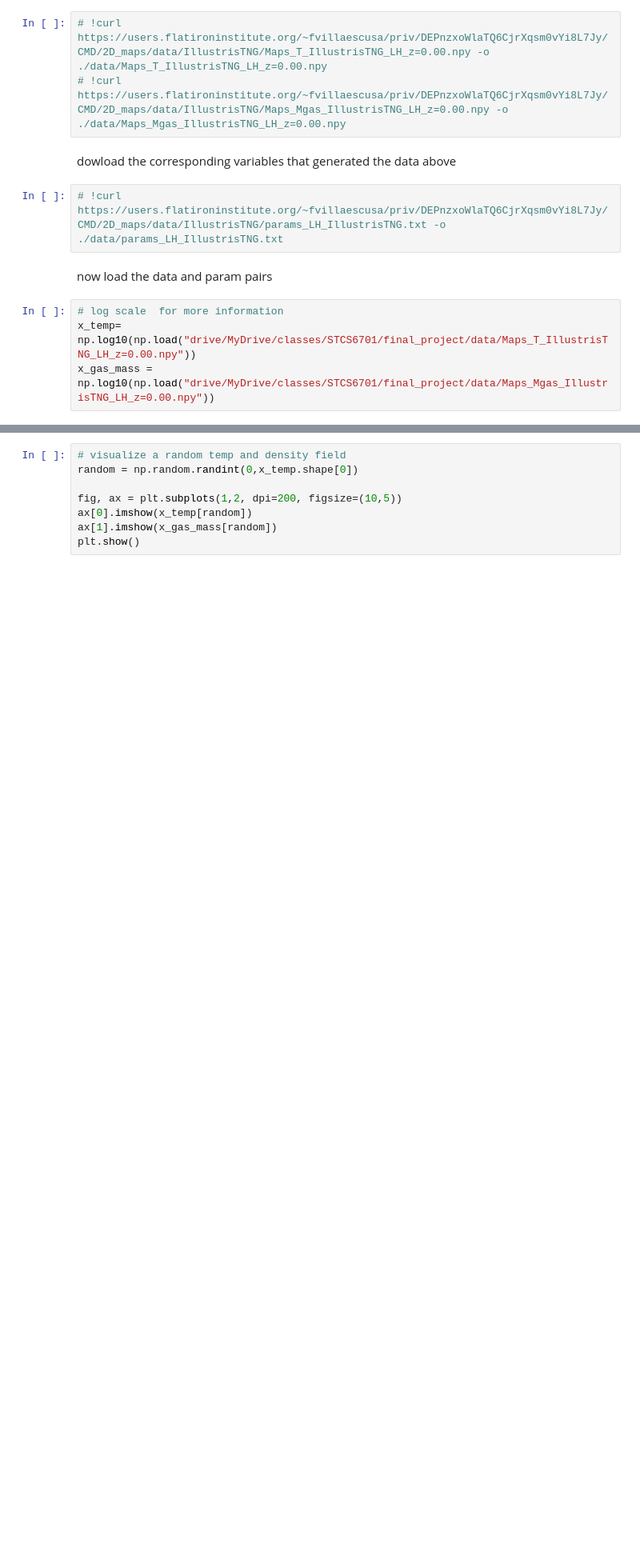
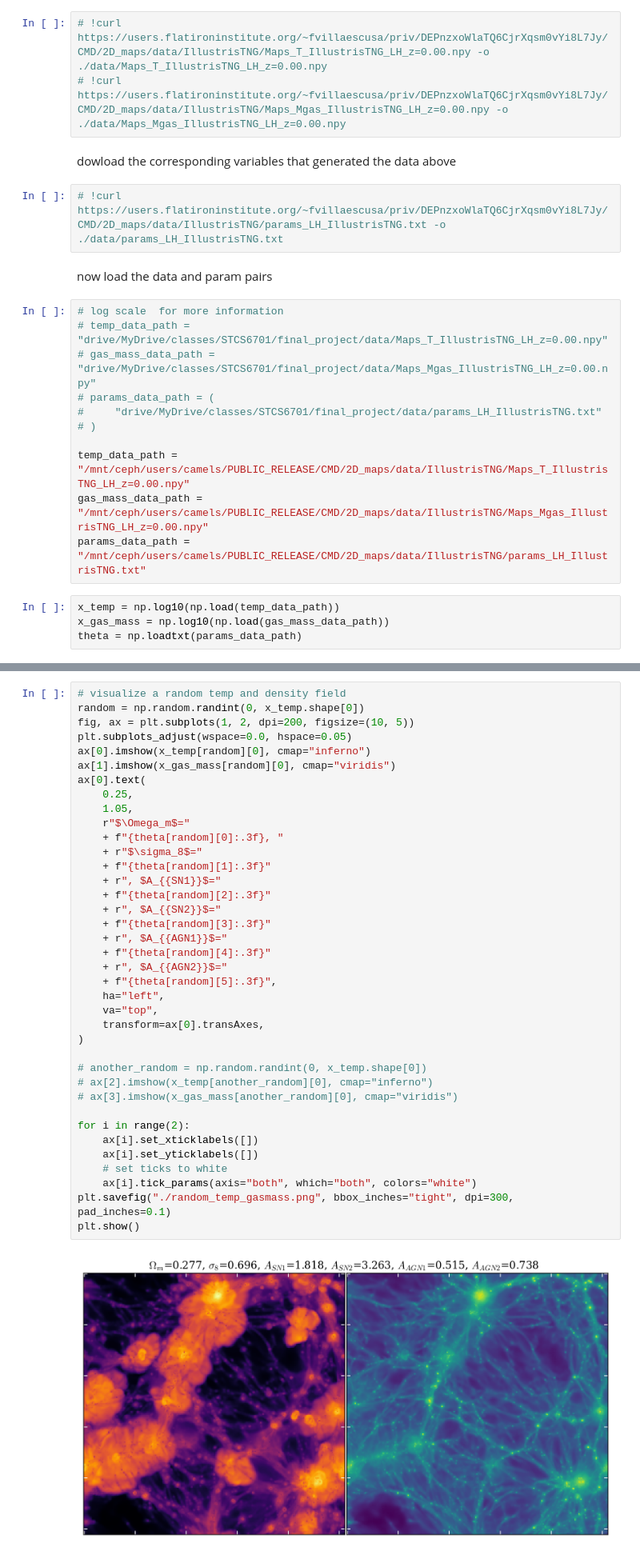
Before and after one commit to fred144/STCS6701, a Jupyter notebook: final/final.ipynb, the cells around one changed output, grey strips where cells are left out. Shown at 80% size. Drawn from its saved outputs; the diff is of its cells as text; blank space fills up the shorter version.

```diff
--- a/final/final.ipynb
+++ b/final/final.ipynb
@@ -61,6 +61,17 @@ dowload the corresponding variables that generated the data above
 now load the data and param pairs
 # %%
 # log scale  for more information
-x_temp= np.log10(np.load("drive/MyDrive/classes/STCS6701/final_project/data/Maps_T_IllustrisTNG_LH_z=0.00.npy"))
-x_gas_mass = np.log10(np.load("drive/MyDrive/classes/STCS6701/final_project/data/Maps_Mgas_IllustrisTNG_LH_z=0.00.npy"))
+# temp_data_path = "drive/MyDrive/classes/STCS6701/final_project/data/Maps_T_IllustrisTNG_LH_z=0.00.npy"
+# gas_mass_data_path = "drive/MyDrive/classes/STCS6701/final_project/data/Maps_Mgas_IllustrisTNG_LH_z=0.00.npy"
+# params_data_path = (
+#     "drive/MyDrive/classes/STCS6701/final_project/data/params_LH_IllustrisTNG.txt"
+# )
+
+temp_data_path = "/mnt/ceph/users/camels/PUBLIC_RELEASE/CMD/2D_maps/data/IllustrisTNG/Maps_T_IllustrisTNG_LH_z=0.00.npy"
+gas_mass_data_path = "/mnt/ceph/users/camels/PUBLIC_RELEASE/CMD/2D_maps/data/IllustrisTNG/Maps_Mgas_IllustrisTNG_LH_z=0.00.npy"
+params_data_path = "/mnt/ceph/users/camels/PUBLIC_RELEASE/CMD/2D_maps/data/IllustrisTNG/params_LH_IllustrisTNG.txt"
+# %%
+x_temp = np.log10(np.load(temp_data_path))
+x_gas_mass = np.log10(np.load(gas_mass_data_path))
+theta = np.loadtxt(params_data_path)
 # %%
@@ -84,8 +98,40 @@ prior_max = theta.max(axis=0)
 # %%
 # visualize a random temp and density field
-random = np.random.randint(0,x_temp.shape[0])
+random = np.random.randint(0, x_temp.shape[0])
+fig, ax = plt.subplots(1, 2, dpi=200, figsize=(10, 5))
+plt.subplots_adjust(wspace=0.0, hspace=0.05)
+ax[0].imshow(x_temp[random][0], cmap="inferno")
+ax[1].imshow(x_gas_mass[random][0], cmap="viridis")
+ax[0].text(
+    0.25,
+    1.05,
+    r"$\Omega_m$="
+    + f"{theta[random][0]:.3f}, "
+    + r"$\sigma_8$="
+    + f"{theta[random][1]:.3f}"
+    + r", $A_{{SN1}}$="
+    + f"{theta[random][2]:.3f}"
+    + r", $A_{{SN2}}$="
+    + f"{theta[random][3]:.3f}"
+    + r", $A_{{AGN1}}$="
+    + f"{theta[random][4]:.3f}"
+    + r", $A_{{AGN2}}$="
+    + f"{theta[random][5]:.3f}",
+    ha="left",
+    va="top",
+    transform=ax[0].transAxes,
+)
 
-fig, ax = plt.subplots(1,2, dpi=200, figsize=(10,5))
-ax[0].imshow(x_temp[random])
-ax[1].imshow(x_gas_mass[random])
+# another_random = np.random.randint(0, x_temp.shape[0])
+# ax[2].imshow(x_temp[another_random][0], cmap="inferno")
+# ax[3].imshow(x_gas_mass[another_random][0], cmap="viridis")
+
+for i in range(2):
+    ax[i].set_xticklabels([])
+    ax[i].set_yticklabels([])
+    # set ticks to white
+    ax[i].tick_params(axis="both", which="both", colors="white")
+plt.savefig("./random_temp_gasmass.png", bbox_inches="tight", dpi=300, pad_inches=0.1)
 plt.show()
+# %% [output]
+[figure, added]
```
Also changed, not shown: parts of 17 cells of this notebook, 10 other files.
